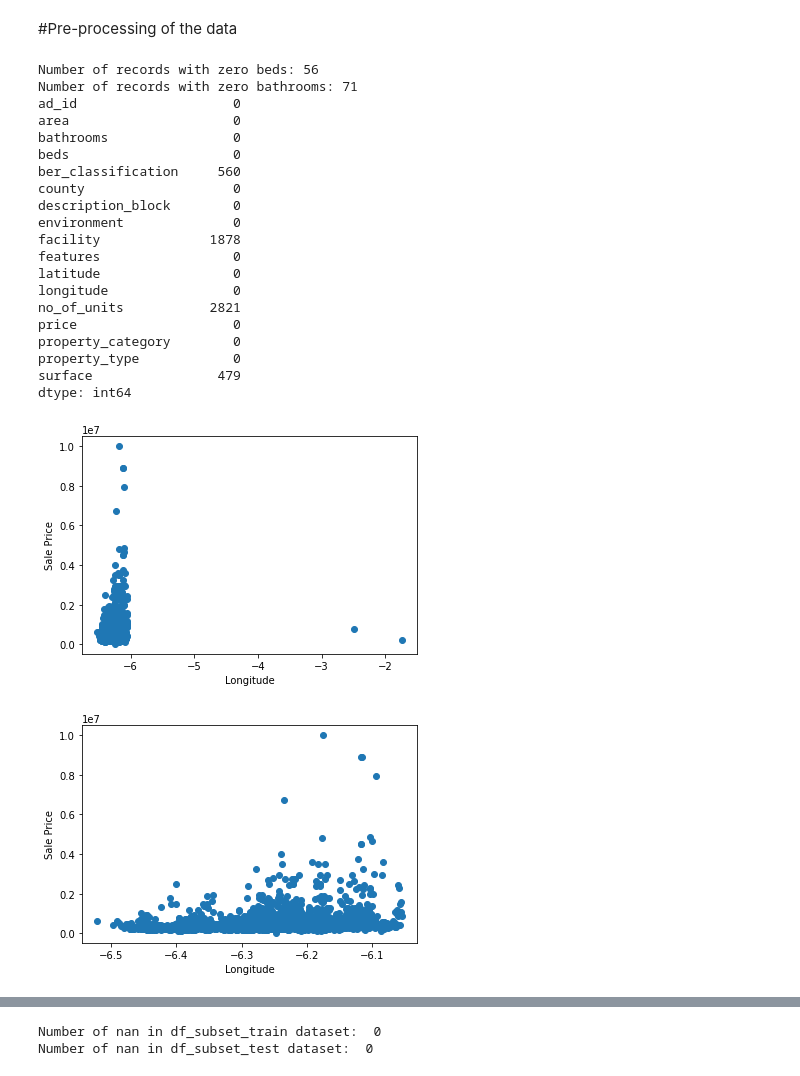
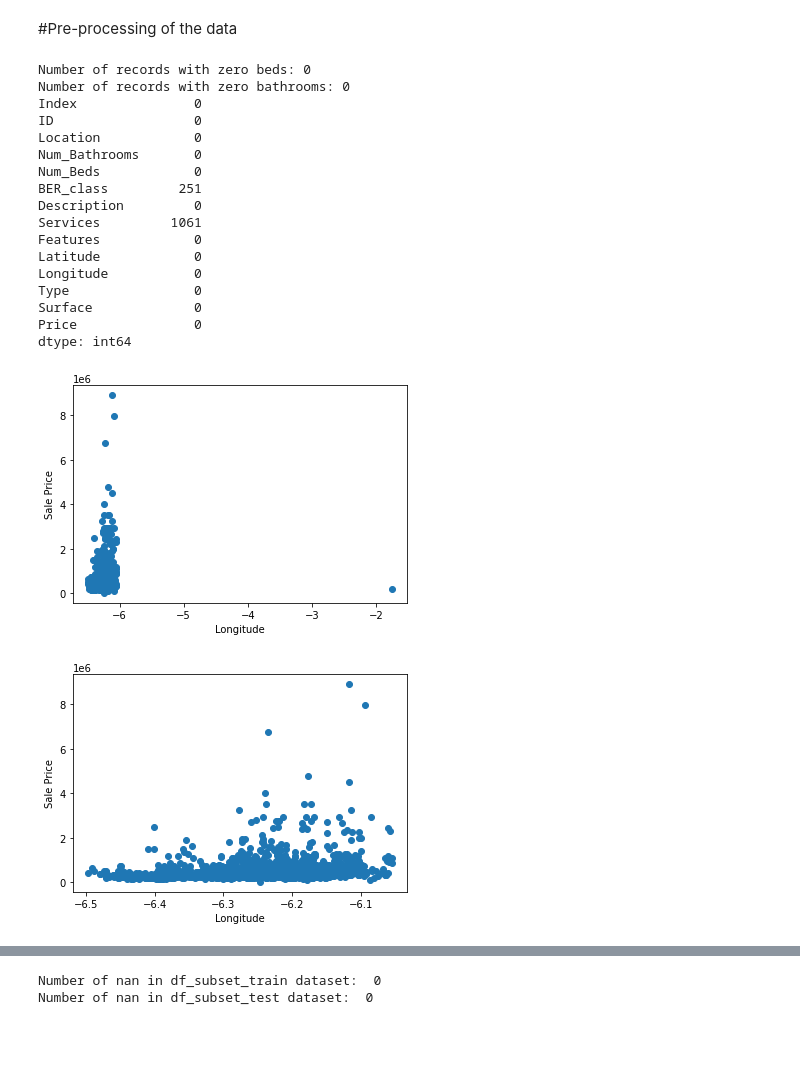
Before and after one commit to mike-scally/ET5003, a Jupyter notebook: ET5003_KaggleCompetition_MikeScally_9312951.ipynb, the cells around one changed output, grey strips where cells are left out. Drawn from its saved outputs; the diff is of its cells as text; code cells hidden in the pictures; blank space fills up the shorter version.

Commit message:
Now using the new dataset with train/validation split

```diff
--- a/ET5003_KaggleCompetition_MikeScally_9312951.ipynb
+++ b/ET5003_KaggleCompetition_MikeScally_9312951.ipynb
@@ -146,11 +146,14 @@ from google.colab import drive
 drive.mount('/content/drive')
 
 # Path, copy the path from your Drive
-Path = '/content/drive/My Drive/Colab Notebooks/data/house-prices/'
+Path = '/content/drive/My Drive/Colab Notebooks/data/house-prices/Kaggle Data/'
 
-training_file = Path + 'house_train.csv'
-testing_file = Path + 'house_test.csv'
-cost_file = Path + 'true_price.csv'
+#training_file = Path + 'house_train.csv'
+#testing_file = Path + 'house_test.csv'
+#cost_file = Path + 'true_price.csv'
+
+training_file = Path + 'HousePrice_Train.csv'
+testing_file = Path + 'HousePrice_Test.csv'
 
 # Load training data
 dftrain = pd.read_csv(training_file)
@@ -159,7 +162,7 @@ dftrain = pd.read_csv(training_file)
 dftest = pd.read_csv(testing_file)
 
 # test prices
-dfcost = pd.read_csv(cost_file)
+#dfcost = pd.read_csv(cost_file)
 
 print("Train Data Shape:", dftrain.shape)
 print("Test Data Shape:", dftest.shape)
@@ -225,56 +228,53 @@ dftest.describe()
 #Pre-processing of the data
 # %%
 #Count records where bedrooms or bathrooms are zero
-print("\nNumber of records with zero beds:", (dftrain['beds'] == 0).sum())
-print("Number of records with zero bathrooms:", (dftrain['bathrooms'] == 0).sum())
+print("\nNumber of records with zero beds:", (dftrain['Num_Beds'] == 0).sum())
+print("Number of records with zero bathrooms:", (dftrain['Num_Bathrooms'] == 0).sum())
 
 #Remove bathrooms and beds that are blank, and also blank prices as we cannot train on a predicted blank value
-dftrain = dftrain.dropna(subset=['bathrooms'])
-dftrain = dftrain.dropna(subset=['price'])
+#dftrain = dftrain.dropna(subset=['Num_Bathrooms'])
+#dftrain = dftrain.dropna(subset=['price'])
 
 #Remove records where bedrooms or bathrooms are zero
-dftrain = dftrain[dftrain['beds'] > 0]
-dftrain = dftrain[dftrain['bathrooms'] > 0]
+#dftrain = dftrain[dftrain['Num_Beds'] > 0]
+#dftrain = dftrain[dftrain['bathrooms'] > 0]
 
 #Check for empty values in columns
 print(dftrain.isna().sum())
 # %% [output]
-Number of records with zero beds: 56
-Number of records with zero bathrooms: 71
-ad_id                    0
-area                     0
-bathrooms                0
-beds                     0
-ber_classification     560
-county                   0
-description_block        0
-environment              0
-facility              1878
-features                 0
-latitude                 0
-longitude                0
-no_of_units           2821
-price                    0
-property_category        0
-property_type            0
-surface                479
+Number of records with zero beds: 0
+Number of records with zero bathrooms: 0
+Index               0
+ID                  0
+Location            0
+Num_Bathrooms       0
+Num_Beds            0
+BER_class         251
+Description         0
+Services         1061
+Features            0
+Latitude            0
+Longitude           0
+Type                0
+Surface             0
+Price               0
 dtype: int64
 # %%
 #Lets have a look at longitude values and see if there are outliers
-plt.scatter(x=dftrain['longitude'], y=dftrain['price'])
+plt.scatter(x=dftrain['Longitude'], y=dftrain['Price'])
 plt.ylabel('Sale Price')
 plt.xlabel('Longitude')
 plt.show()
 # %% [output]
-[figure, old version]
+[figure, new version]
 # %%
 #Remove outliers - where longitude > -4
-dftrain = dftrain[dftrain['longitude'] < -4]
-plt.scatter(x=dftrain['longitude'], y=dftrain['price'])
+dftrain = dftrain[dftrain['Longitude'] < -4]
+plt.scatter(x=dftrain['Longitude'], y=dftrain['Price'])
 plt.ylabel('Sale Price')
 plt.xlabel('Longitude')
 plt.show()
 # %% [output]
-[figure, old version]
+[figure, new version]
 # %%
 #Lets have a look at the latitude values
```
Also changed, not shown: parts of 14 cells of this notebook.
